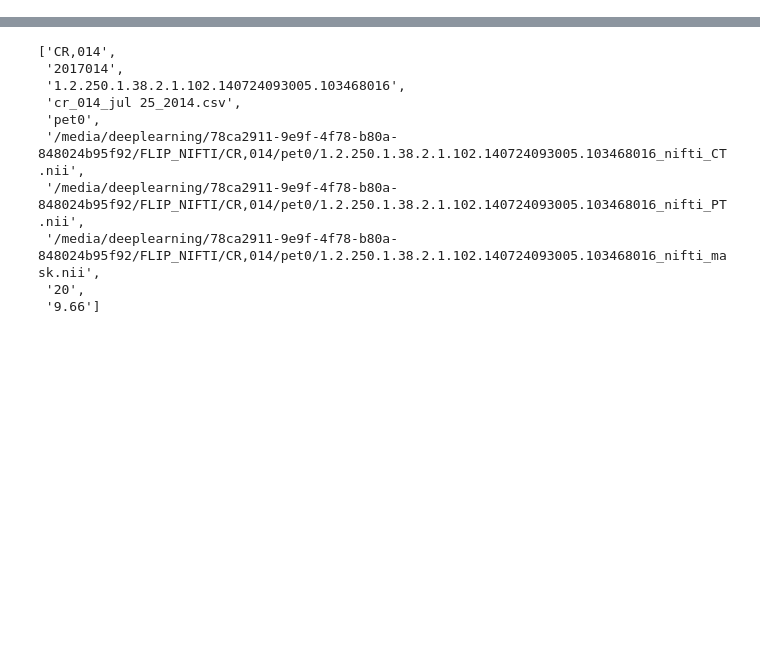
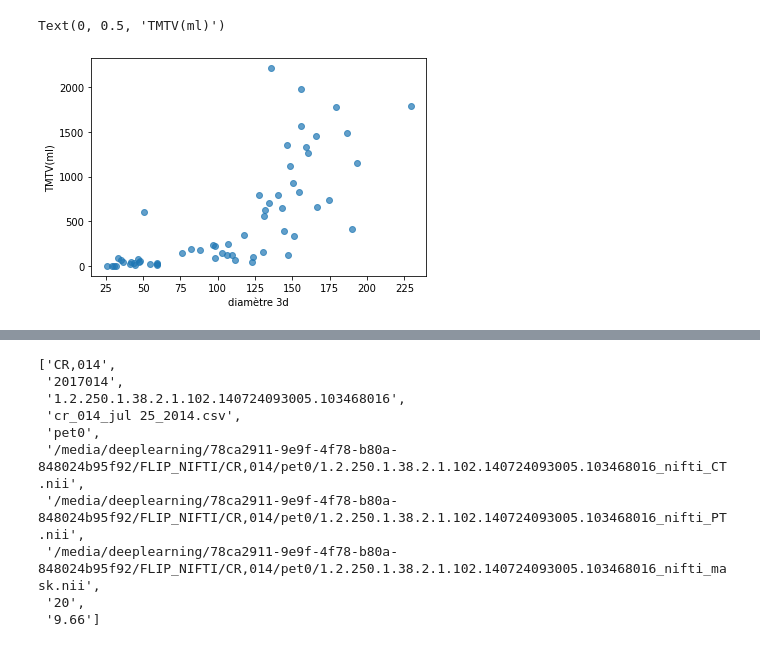
Before and after one commit to wendyrvllr/Dicom-To-CNN, a Jupyter notebook: process_flip.ipynb, the cells around one changed output, grey strips where cells are left out. Saved outputs shown, nothing was run; the diff lists cells and outputs as text; code cells hidden in the pictures; blank space fills up the shorter version.

Commit message:
Process flip : calcul tmtv, plus grand diamètre 3d 2d pour étude

```diff
--- a/process_flip.ipynb
+++ b/process_flip.ipynb
@@ -6,0 +66,19 @@ import SimpleITK as sitk
+# %%
+volume = []
+for serie in csv_data :
+    print(csv_data.index(serie))
+    img = sitk.ReadImage(serie[7])
+    mask_array = sitk.GetArrayFromImage(img).transpose()
+
+    pet_img = sitk.ReadImage(serie[6])
+
+    spacing = pet_img.GetSpacing()
+
+    volume_voxel = spacing[0]*spacing[1]*spacing[2]* 10**(-3)
+
+    pet_array = sitk.GetArrayFromImage(pet_img).transpose()
+    mask_array = get_threshold_matrix_4D(mask_array , pet_array, 0.41)
+
+    number_pixel = len(np.where(mask_array != 0)[0])
+
+    volume.append(number_pixel * volume_voxel)
@@ -6,0 +123,24 @@ import SimpleITK as sitk
+# %%
+nifti_directory = '/media/deeplearning/78ca2911-9e9f-4f78-b80a-848024b95f92/FLIP_NIFTI'
+
+with open(os.path.join(nifti_directory, 'FLIP_metrics_v3.csv'), 'w') as csv_file :
+    csv_writer = csv.writer(csv_file, delimiter=',', quotechar='"', quoting=csv.QUOTE_MINIMAL)
+    csv_writer.writerow(["PATIENT_NAME", "PATIENT_ID", "STUDY_UID", "CSV_NAME", "PET", "NIFTI_CT" ,"NIFTI_PET", "NIFTI_MASK", "ROI", "SUV_MAX", "DIAM_2D", "DIAM_3D", "TMTV"])
+    for serie in csv_data:
+        index = csv_data.index(serie)
+        csv_writer.writerow([serie[0], serie[1], serie[2], serie[3], serie[4], serie[5], serie[6], serie[7], serie[8], serie[9], serie[10], serie[11], volume[index]])
+# %%
+#correlation plus grand diametre 3d  / tmtv
+diametre = []
+for serie in csv_data :
+    index = csv_data.index(serie)
+    diametre.append(float(serie[-1]))
+# %%
+import matplotlib.pyplot as plt
+
+plt.scatter(diametre, volume, alpha=0.7)
+plt.xlabel("diamètre 3d")
+plt.ylabel("TMTV(ml)")
+# %% [output]
+Text(0, 0.5, 'TMTV(ml)')
+[figure, added]
```
Also changed, not shown: parts of 9 cells of this notebook, 1 other file.
